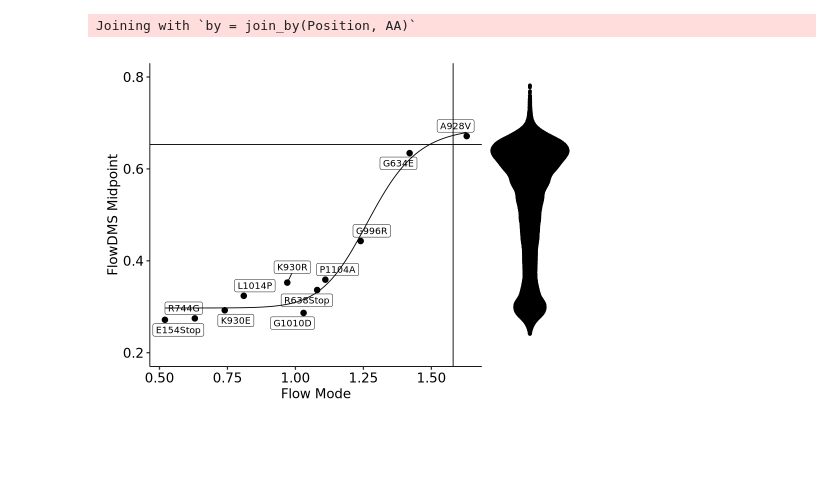
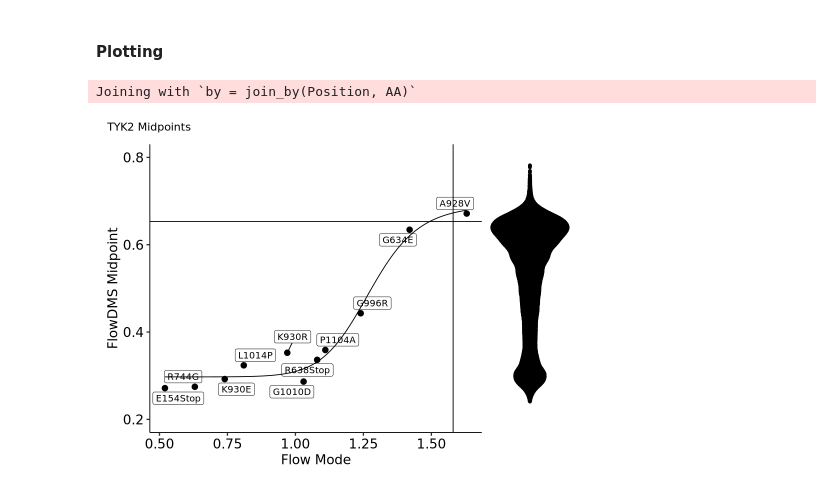
Before and after one commit to MiTPenguin/bms-dms, a Jupyter notebook: notebooks/TYK2-FlowDMS-SingleVariant.ipynb, the cells around one changed output. Drawn from its saved outputs; the diff is of its cells as text; code cells hidden in the pictures; blank space fills up the shorter version.

```diff
--- a/notebooks/TYK2-FlowDMS-SingleVariant.ipynb
+++ b/notebooks/TYK2-FlowDMS-SingleVariant.ipynb
@@ -19,4 +12,6 @@ dbl (8): Chunk, Position, Midpoint, Midpoint_Lower, Midpoint_Upper, ScaledSc...
 # %%
+midpoints <- read_tsv("../sumstats/BMS/BMS-2/ExpressionDMS_midpoints_rescaled.tsv")
+
 flowpoints <- tibble(
     Position = c(154, 634, 638, 744, 928, 930, 930, 996, 1010, 1014, 1104),
     wt_aa = c("E", "G", "R", "R", "A", "K", "K", "G", "G", "L", "P"),
@@ -41,3 +64,5 @@ Joining with `by = join_by(Position, AA)`
+# %% [markdown]
+#### Plotting
 # %%
 scatter_compare <- midpoints %>%
     left_join(flowpoints) %>%
@@ -69,6 +94,9 @@ Joining with `by = join_by(Position, AA)`
 # %%
 options(repr.plot.width = 8, repr.plot.height = 6)
 
-scatter_compare + full_dist + plot_layout(widths = c(4,1))
+scatter_compare +
+    full_dist +
+    plot_layout(widths = c(4,1)) +
+    plot_annotation(title = "TYK2 Midpoints")
 # %% [output]
-[figure, old version]
+[figure, new version]
```
Also changed, not shown: parts of 6 cells of this notebook, 2 other files.
